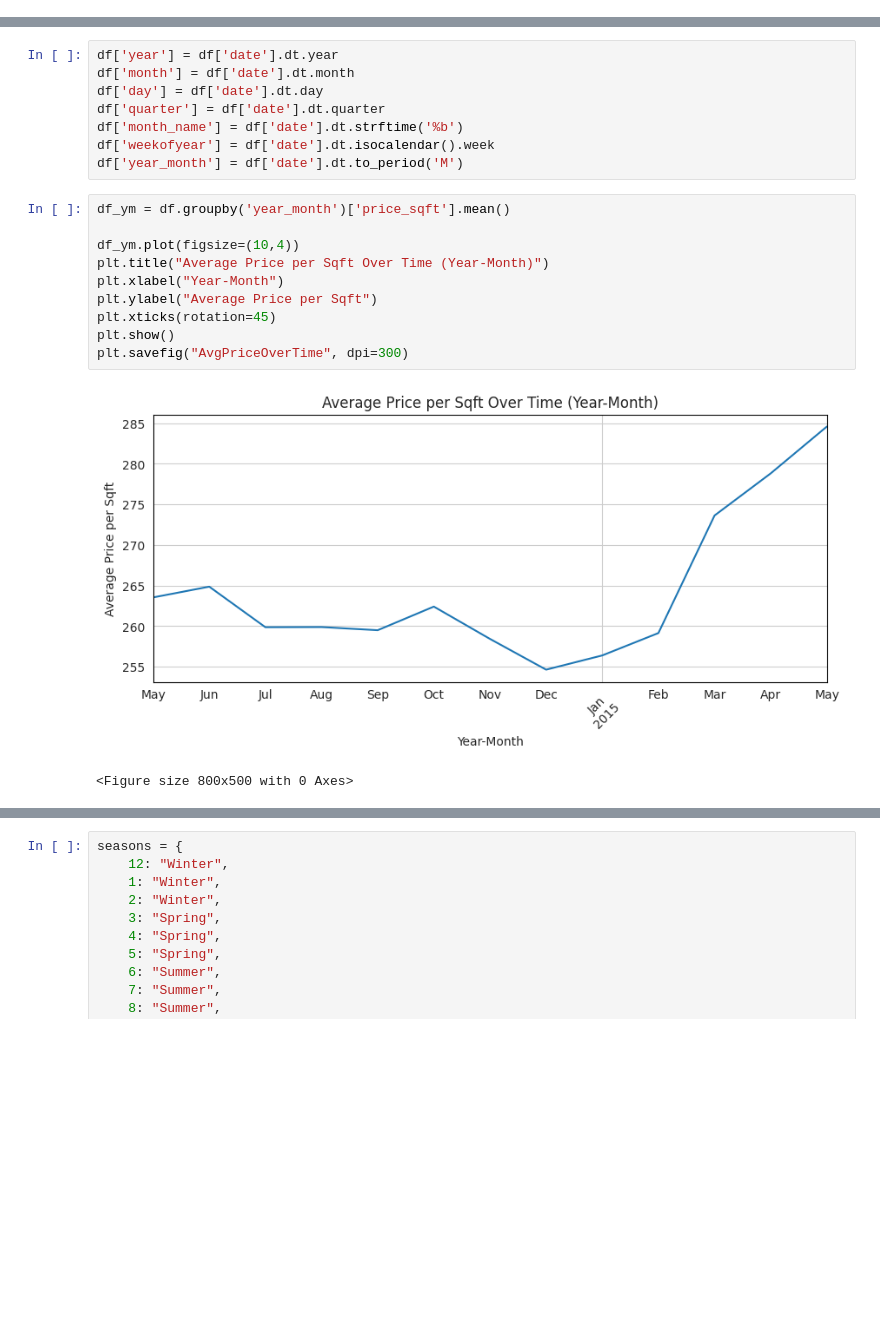
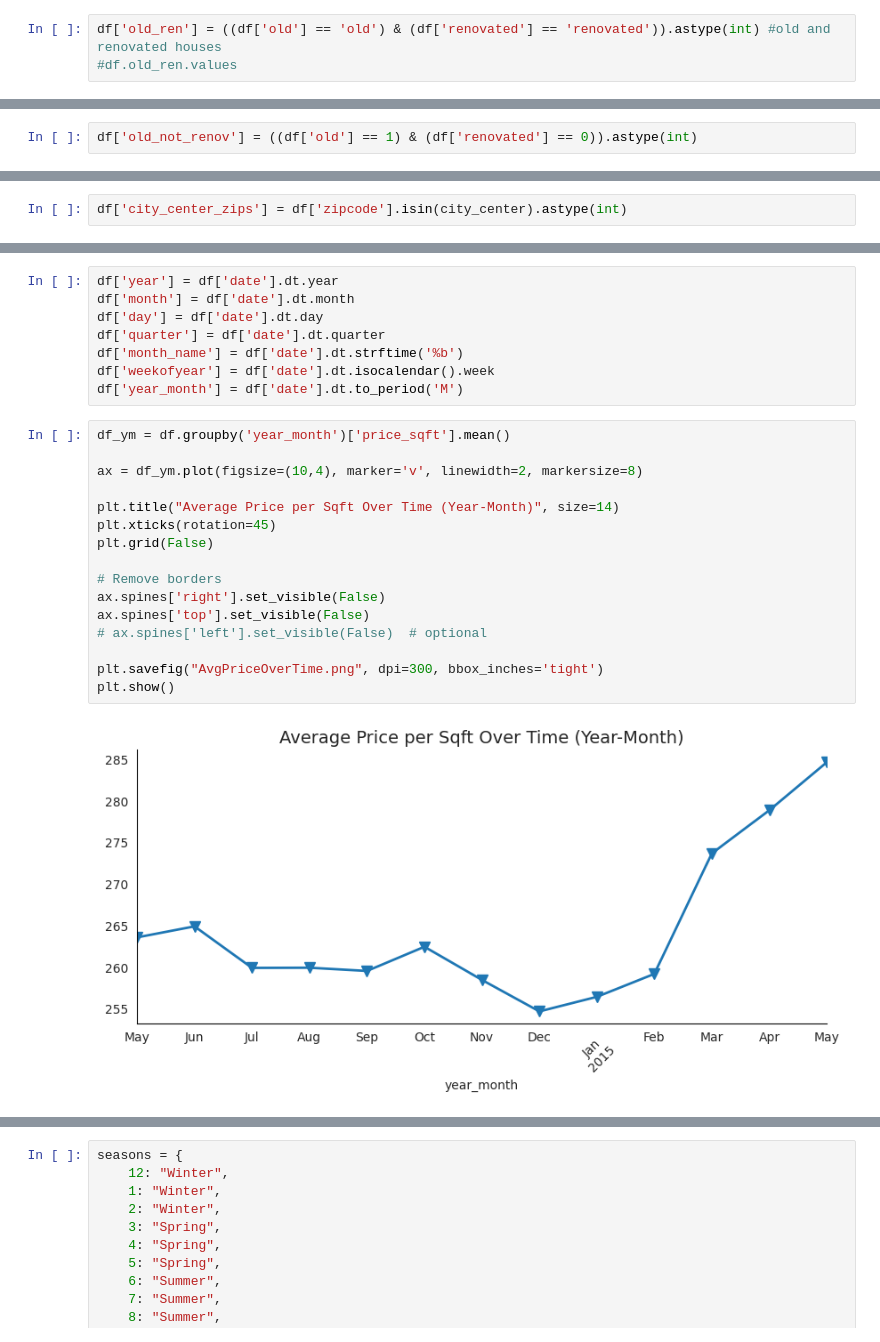
Before and after one commit to ozzienobayrak/housing_market, a Jupyter notebook: housingmarket_project.ipynb, the cells around one changed output, grey strips where cells are left out. Saved outputs shown, nothing was run; the diff lists cells and outputs as text; blank space fills up the shorter version.

```diff
--- a/housingmarket_project.ipynb
+++ b/housingmarket_project.ipynb
@@ -337,3 +368,6 @@ Index(['id', 'bedrooms', 'bathrooms', 'sqft_living', 'sqft_lot', 'floors',
        'sqft_living15', 'sqft_lot15', 'date', 'price', 'price_sqft', 'old',
        'renovated'],
       dtype='object')
+# %%
+df['old_ren'] = ((df['old'] == 'old') & (df['renovated'] == 'renovated')).astype(int) #old and renovated houses
+#df.old_ren.values
@@ -339,0 +401,2 @@ Index(['id', 'bedrooms', 'bathrooms', 'sqft_living', 'sqft_lot', 'floors',
+# %%
+df['old_not_renov'] = ((df['old'] == 1) & (df['renovated'] == 0)).astype(int)
@@ -754,2 +896,4 @@ plt.show()
 # %%
 df['city_center'] = (df['location_price_rank'] == 5).astype(int)
+# %%
+df['city_center_zips'] = df['zipcode'].isin(city_center).astype(int)
@@ -976,14 +1137,19 @@ df['year_month'] = df['date'].dt.to_period('M')
 # %%
 df_ym = df.groupby('year_month')['price_sqft'].mean()
 
-df_ym.plot(figsize=(10,4))
-plt.title("Average Price per Sqft Over Time (Year-Month)")
-plt.xlabel("Year-Month")
-plt.ylabel("Average Price per Sqft")
+ax = df_ym.plot(figsize=(10,4), marker='v', linewidth=2, markersize=8)
+
+plt.title("Average Price per Sqft Over Time (Year-Month)", size=14)
 plt.xticks(rotation=45)
+plt.grid(False)
+
+# Remove borders
+ax.spines['right'].set_visible(False)
+ax.spines['top'].set_visible(False)
+# ax.spines['left'].set_visible(False)  # optional
+
+plt.savefig("AvgPriceOverTime.png", dpi=300, bbox_inches='tight')
 plt.show()
-plt.savefig("AvgPriceOverTime", dpi=300)
 # %% [output]
-[figure, old version]
+[figure, new version]
-<Figure size 800x500 with 0 Axes>
 # %% [markdown]
```
Also changed, not shown: parts of 34 cells of this notebook.
